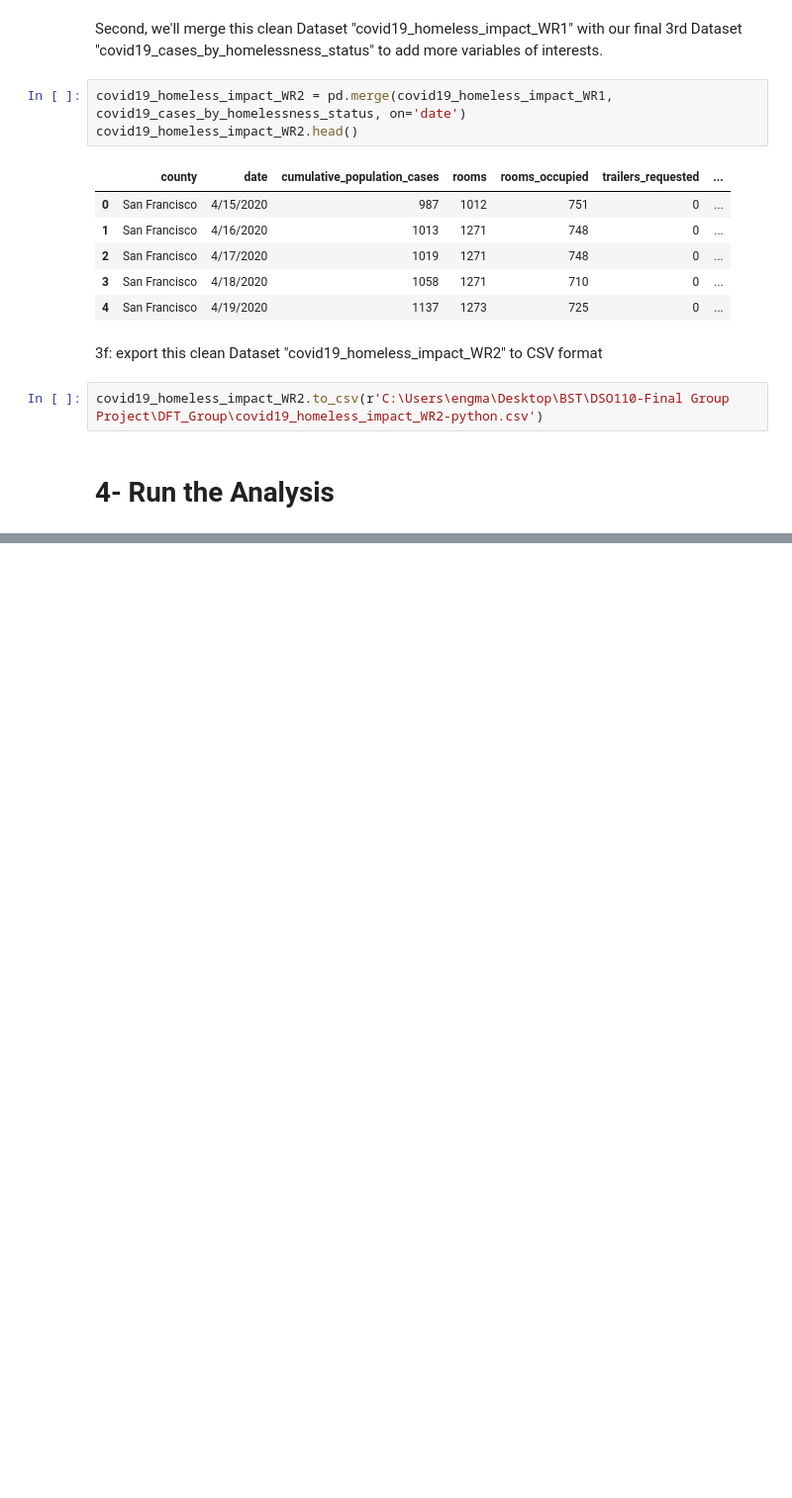
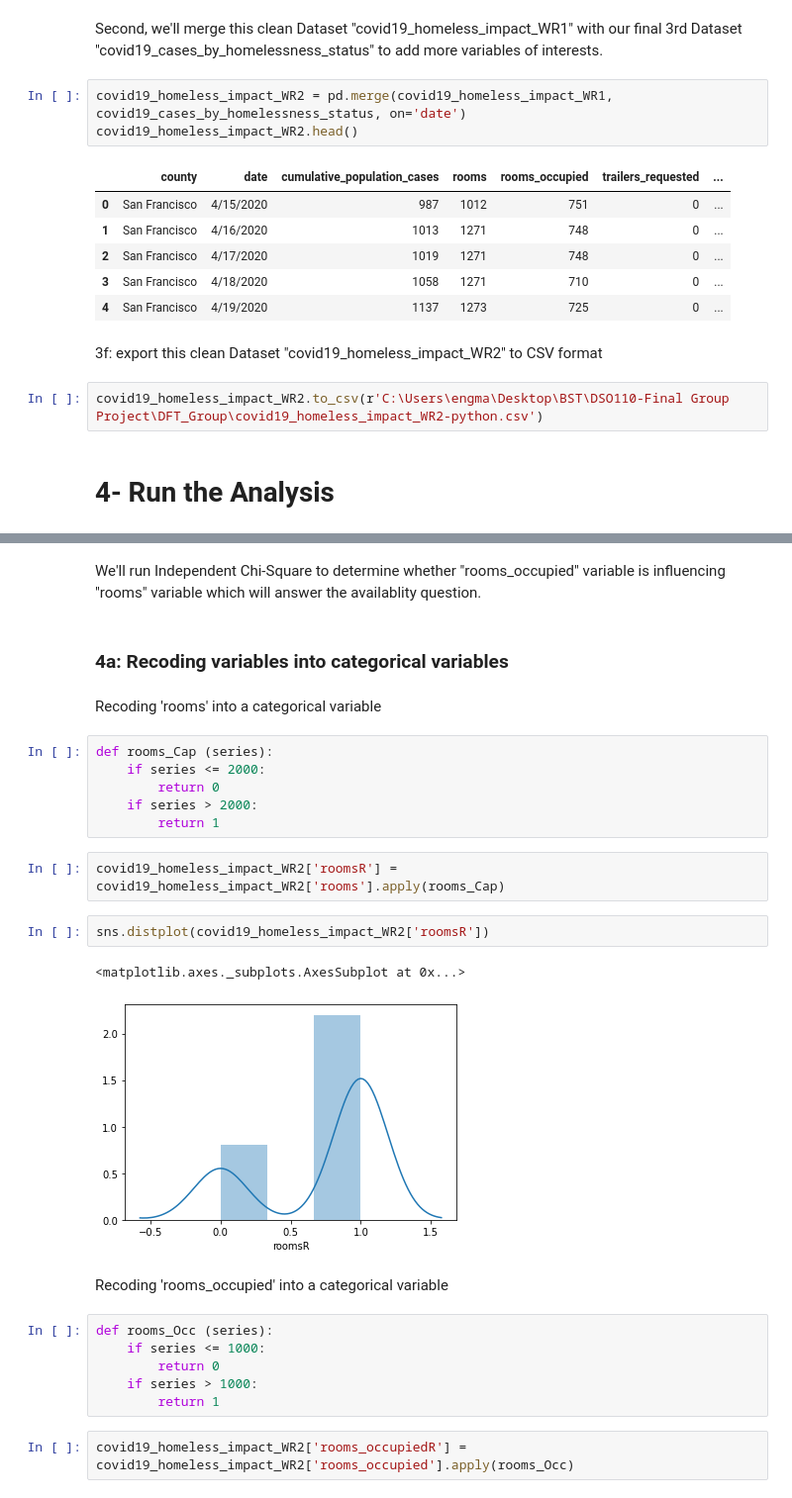
Before and after one commit to engmarkrezk/DFT_FinalProject, a Jupyter notebook: DFT_Final Project.ipynb, the cells around one changed output, grey strips where cells are left out. Shown at 99% size. Drawn from its saved outputs; the diff is of its cells as text; blank space fills up the shorter version.

```diff
--- a/DFT_Final Project.ipynb
+++ b/DFT_Final Project.ipynb
@@ -123,0 +132,29 @@ covid19_homeless_impact_WR2.to_csv(r'C:\Users\engma\Desktop\BST\DSO110-Final Gro
+# %% [markdown]
+We'll run Independent Chi-Square to determine whether "rooms_occupied" variable is influencing "rooms" variable which will answer the availablity question.
+# %% [markdown]
+### 4a: Recoding variables into categorical variables
+# %% [markdown]
+Recoding 'rooms' into a categorical variable
+# %%
+def rooms_Cap (series):
+    if series <= 2000:
+        return 0
+    if series > 2000:
+        return 1
+# %%
+covid19_homeless_impact_WR2['roomsR'] = covid19_homeless_impact_WR2['rooms'].apply(rooms_Cap)
+# %%
+sns.distplot(covid19_homeless_impact_WR2['roomsR'])
+# %% [output]
+<matplotlib.axes._subplots.AxesSubplot at 0x...>
+[figure, added]
+# %% [markdown]
+Recoding 'rooms_occupied' into a categorical variable
+# %%
+def rooms_Occ (series):
+    if series <= 1000:
+        return 0
+    if series > 1000:
+        return 1
+# %%
+covid19_homeless_impact_WR2['rooms_occupiedR'] = covid19_homeless_impact_WR2['rooms_occupied'].apply(rooms_Occ)
```
Also changed, not shown: parts of 23 cells of this notebook.
